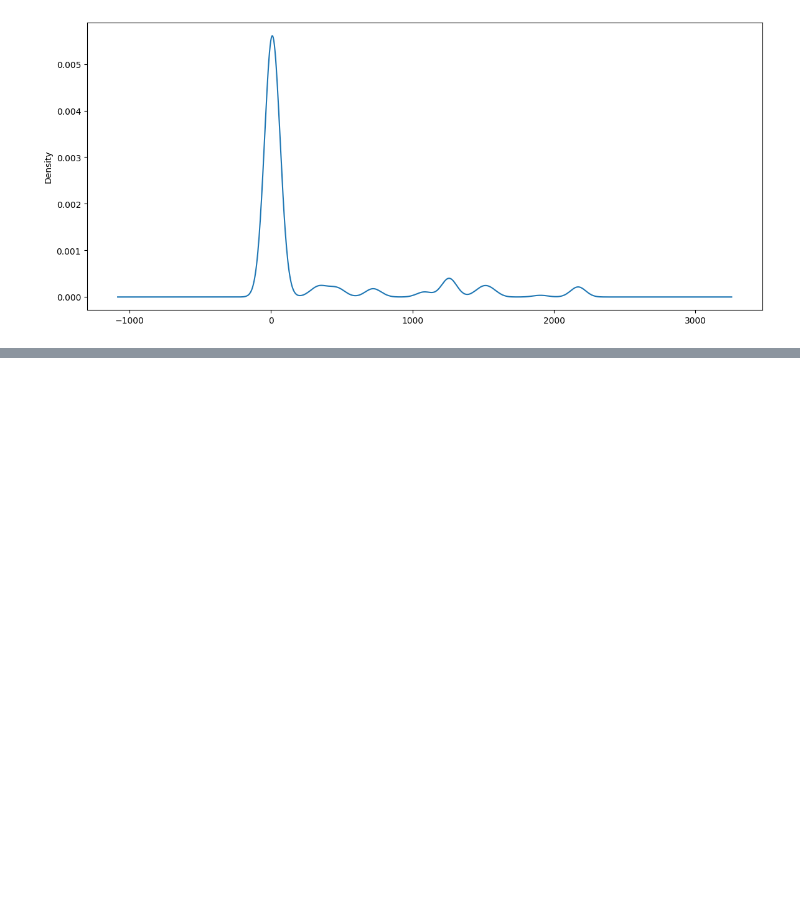
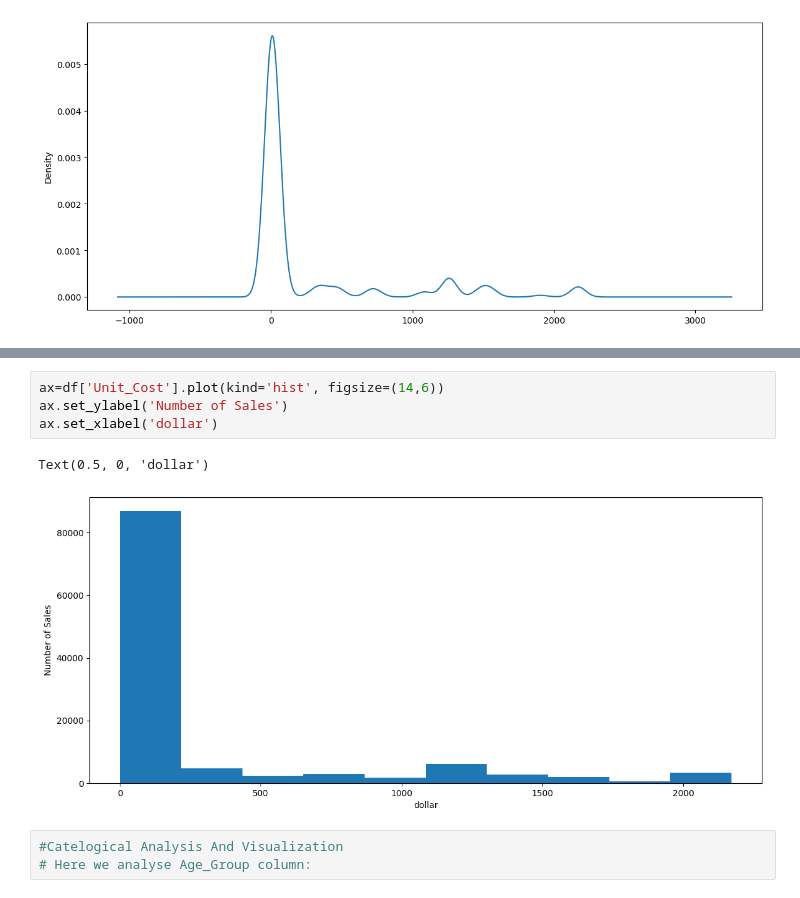
Before and after one commit to ab-hi08/Ice-Cream, a Jupyter notebook: notebooks/colab-github-demo.ipynb, the cells around one changed output, grey strips where cells are left out. Drawn from its saved outputs; the diff is of its cells as text; blank space fills up the shorter version.

```diff
--- a/notebooks/colab-github-demo.ipynb
+++ b/notebooks/colab-github-demo.ipynb
@@ -145,0 +153,10 @@ df['Unit_Cost'].plot(kind='density', figsize=(14,6))
+# %%
+ax=df['Unit_Cost'].plot(kind='hist', figsize=(14,6))
+ax.set_ylabel('Number of Sales')
+ax.set_xlabel('dollar')
+# %% [output]
+Text(0.5, 0, 'dollar')
+[figure, added]
+# %%
+#Catelogical Analysis And Visualization
+# Here we analyse Age_Group column:
```
Also changed, not shown: parts of 6 cells of this notebook.
